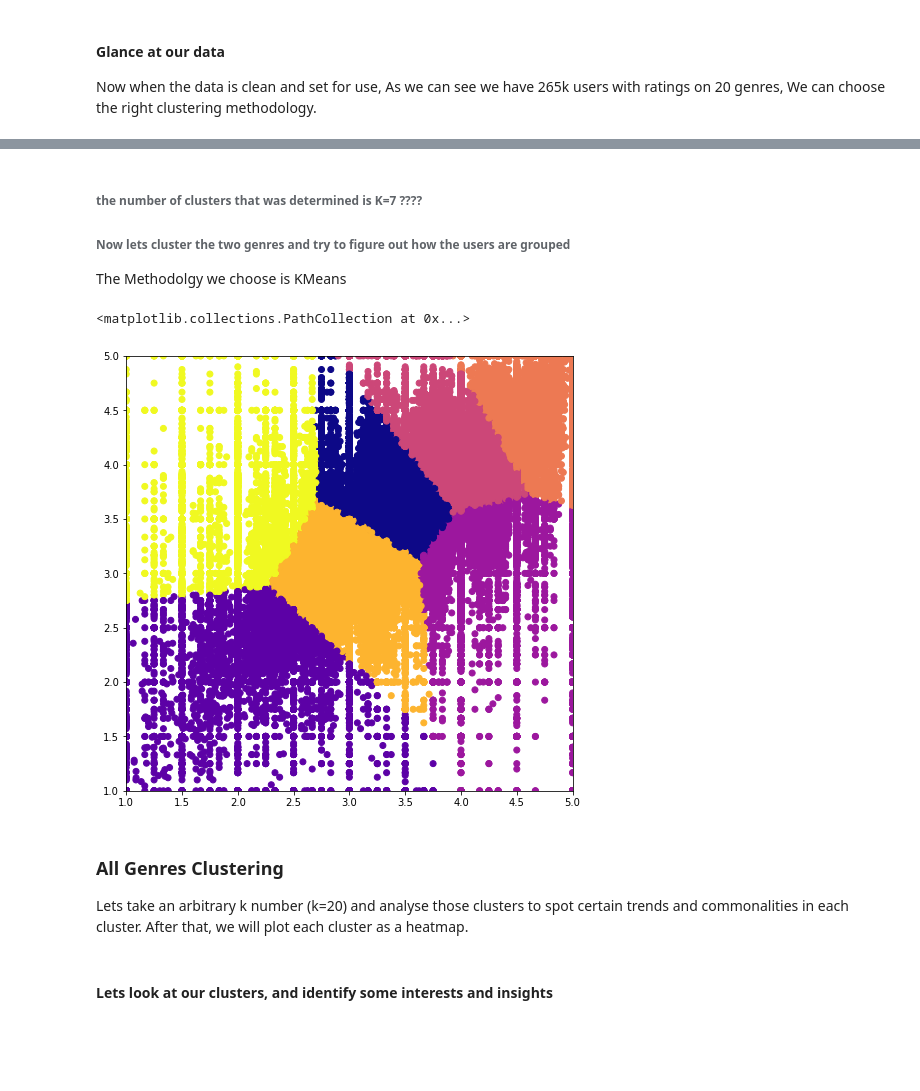
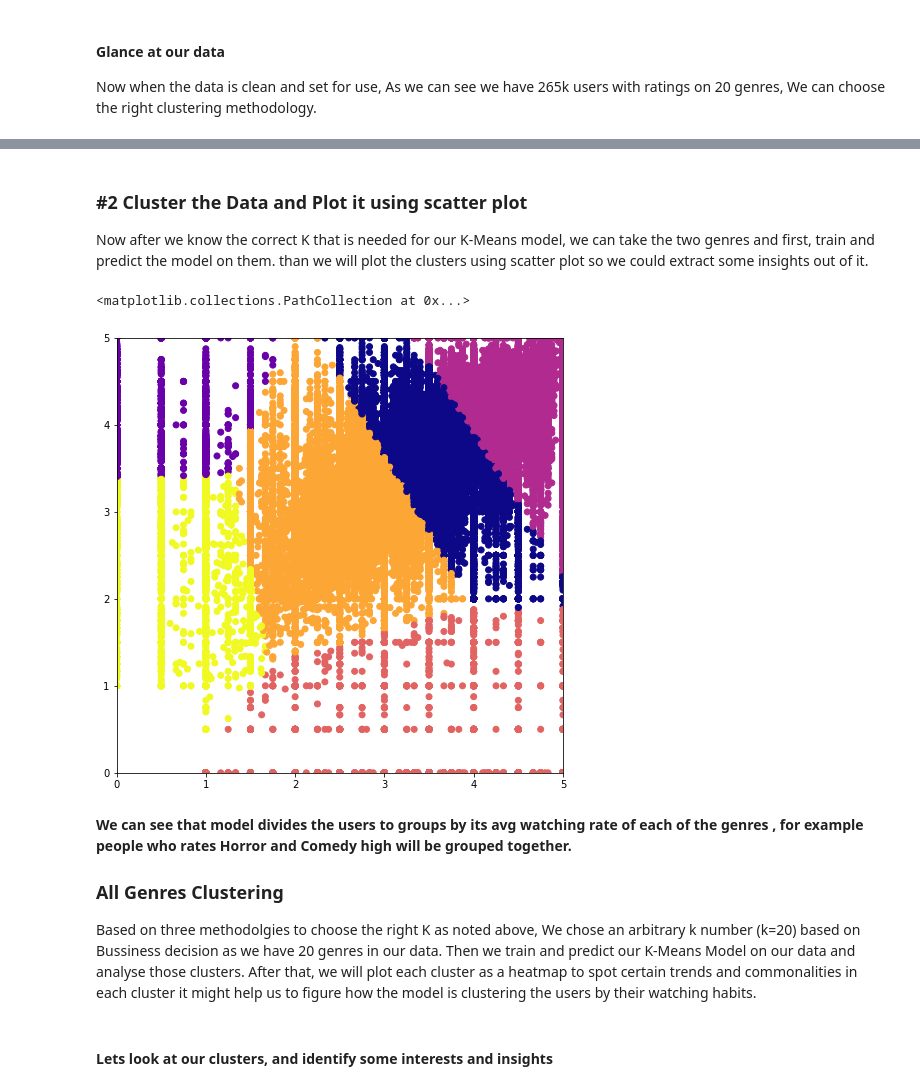
Before and after one commit to ronka/movie-recommendation-notebook, a Jupyter notebook: final_project.ipynb, the cells around one changed output, grey strips where cells are left out. Cells and saved outputs as stored; diff of their text form; code cells hidden in the pictures; blank space fills up the shorter version.

Commit message:
finilized clusters

```diff
--- a/final_project.ipynb
+++ b/final_project.ipynb
@@ -562,37 +592,38 @@ KeyboardInterrupt:
-# %% [markdown]
-###### the number of clusters that was determined is K=7 ????
-
-###### Now lets cluster the two genres and  try to figure out how the users are grouped
-
-The Methodolgy we choose is KMeans
+# %% [markdown]
+### #2 Cluster the Data and Plot it using scatter plot
+
+Now after we know the correct K that is needed for our K-Means model, we can take the two genres and first, train and predict the model on them. than we will plot the clusters using scatter plot so we could extract some insights out of it.
 # %%
-comedy_adven_df = genre_ratings[['Comedy','Adventure']]#.sample(10**4)
-comedy_adven_df = comedy_adven_df[(comedy_adven_df['Comedy']>=1) & (comedy_adven_df['Adventure']>=1)]
+comedy_horror_df = genre_ratings[['Comedy','Horror']]
+comedy_horror_df = comedy_horror_df.loc[(comedy_horror_df['Comedy']>=1) | (comedy_horror_df['Horror']>=1)]
 
-# TODO: change this number depending on the running
-number_clusters = 7
+number_clusters = 6
 
-X_comedy_adven = comedy_adven_df.values
+X_comedy_horror = comedy_horror_df.values
 
-# Lets create an object of KMeans and cluster comedy and adventure genres
+# Lets create an object of KMeans and cluster comedy and Horror genres
 kmeans_model = KMeans(n_clusters=number_clusters)
-predictions = kmeans_model.fit_predict(X_comedy_adven)
+predictions = kmeans_model.fit_predict(X_comedy_horror)
 
 # Defining the cluster
 fig = plt.figure(figsize=(8,8))
 ax = fig.add_subplot(111)
 
-plt.xlim(1, 5)
-plt.ylim(1, 5)
-clustered = pd.concat([genre_ratings.reset_index(), pd.DataFrame({'group':predictions})], axis=1)
-plt.scatter(comedy_adven_df['Adventure'],comedy_adven_df['Comedy'],c=predictions, cmap='plasma')
+plt.xlim(0, 5)
+plt.ylim(0, 5)
+clustered = pd.concat([comedy_horror_df.reset_index(), pd.DataFrame({'group':predictions})], axis=1)
+plt.scatter(comedy_horror_df['Horror'],comedy_horror_df['Comedy'],c=predictions, cmap='plasma')
 # %% [output]
 <matplotlib.collections.PathCollection at 0x...>
-[figure, old version]
+[figure, new version]
-# %% [markdown]
-### All Genres Clustering
-
-Lets take an arbitrary k number (k=20) and analyse those clusters to spot certain trends and commonalities in each cluster. After that, we will plot each cluster as a heatmap.
+# %% [markdown]
+**We can see that model divides the users to groups by its avg watching rate of each of the genres , for example people who rates Horror and Comedy high will be grouped together.**
+
+
+### All Genres Clustering
+
+Based on three methodolgies to choose the right K as noted above, We chose an arbitrary k number (k=20) based on Bussiness decision as we have 20 genres in our data.
+Then we train and predict our K-Means Model on our data and analyse those clusters. After that, we will plot each cluster as a heatmap  to spot certain trends and commonalities in each cluster it might help us to figure how the model is clustering the users by their watching habits.
 # %%
 # lets try to take 80% of the data and get some intersting insights
 subsample_amount = int(genre_ratings.shape[0]*0.8)
```
Also changed, not shown: parts of 16 cells of this notebook.
